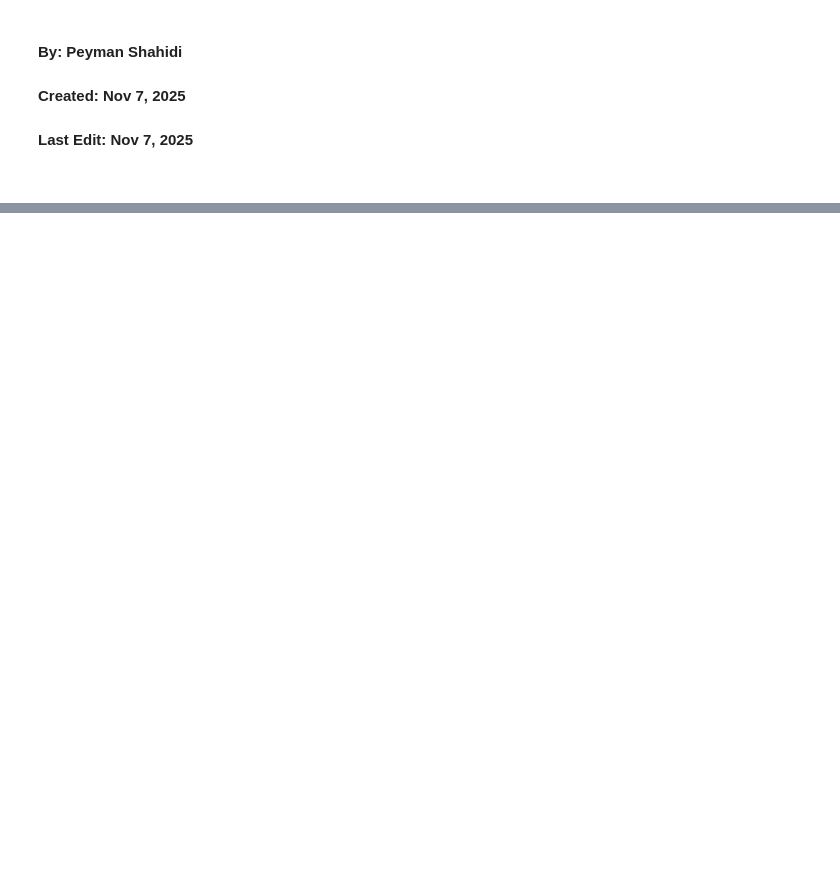
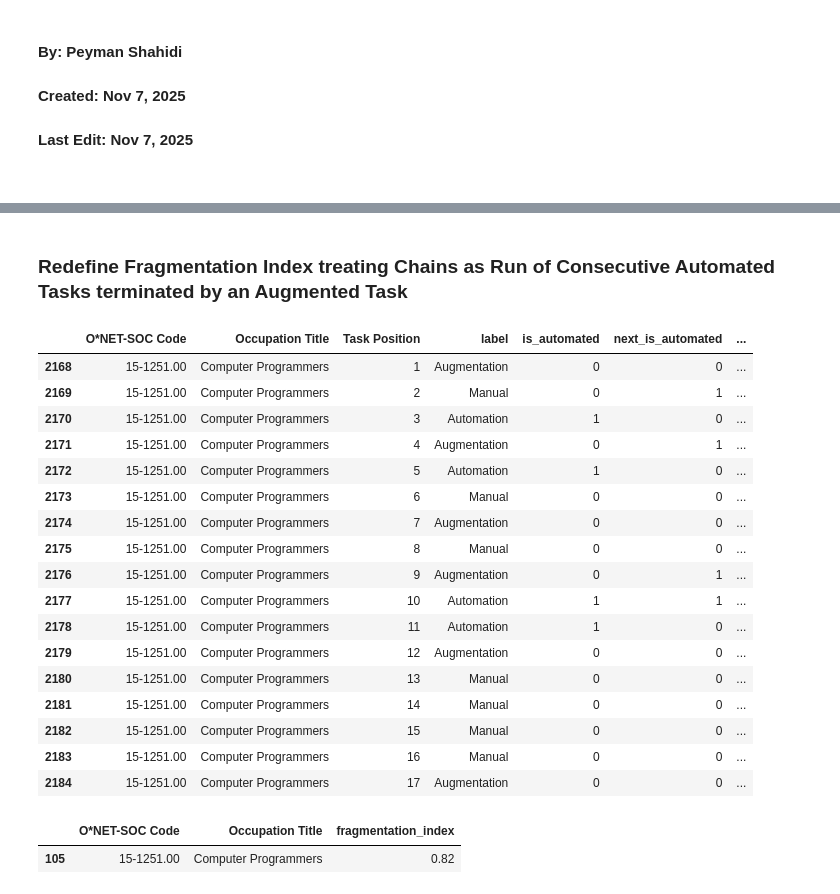
Before and after one commit to johnjosephhorton/rubin, a Jupyter notebook: agentic_ai/onet_antrhopicIndex_fragmentationIndex.ipynb, the cells around one changed output, grey strips where cells are left out. Saved outputs shown, nothing was run; the diff lists cells and outputs as text; code cells hidden in the pictures; blank space fills up the shorter version.

Commit message:
added fragmentation measure based on AI exposure

```diff
--- a/agentic_ai/onet_antrhopicIndex_fragmentationIndex.ipynb
+++ b/agentic_ai/onet_antrhopicIndex_fragmentationIndex.ipynb
@@ -240,0 +249,55 @@ human_E1_fraction    0.11 0.03   3.84 0.00    0.05     0.17
+# %% [markdown]
+### Redefine Fragmentation Index treating Chains as Run of Consecutive Automated Tasks terminated by an Augmented Task
+# %%
+# Calculate fragmentation index
+# For the sake of this exercise we define AI chains as a number of Automated tasks terminated by an Augmented Task
+
+# Get occupation data
+occupation_analysis = create_occupation_analysis(merged_data, 'O*NET-SOC Code', 'Occupation Title')
+
+# Create is_automated column
+fi_df = merged_data.copy()
+fi_df['is_automated'] = fi_df['label'].isin(['Automation']).astype(int)
+fi_df['is_augmented'] = fi_df['label'].isin(['Augmentation']).astype(int)
+
+
+# Create next_is_automated column within occupation groups
+fi_df['next_is_automated'] = fi_df.groupby(['O*NET-SOC Code', 'Occupation Title'])['is_automated'].shift(-1).fillna(0).astype(int)
+fi_df['next_is_augmented'] = fi_df.groupby(['O*NET-SOC Code', 'Occupation Title'])['is_augmented'].shift(-1).fillna(0).astype(int)
+
+# Calculate FI using incremental counter: only if current task and next task is AI do not increment FI
+fi_df['fi_counter'] = 1
+fi_df.loc[(fi_df['is_automated'] == 1) & ((fi_df['next_is_automated'] == 1) | (fi_df['next_is_augmented'] == 1)), 'fi_counter'] = 0
+
+# Display fragmentation index for computer programmers
+display(fi_df[['O*NET-SOC Code', 'Occupation Title', 'Task Position', 'label',
+               'is_automated', 'next_is_automated', 'next_is_augmented', 'fi_counter']][fi_df['O*NET-SOC Code']=='15-1251.00'])
+
+
+fi_df = fi_df.groupby(['O*NET-SOC Code', 'Occupation Title'])['fi_counter'].mean()
+fi_df = fi_df.reset_index().rename(columns={'fi_counter': 'fragmentation_index'})
+
+# Save fragmentation index data
+fi_df.to_csv(f"{output_data_path}/fragmentationIndex_modelDefinition.csv", index=False)
+fi_df[fi_df['O*NET-SOC Code']=='15-1251.00']
+# %% [output]
+|  | O*NET-SOC Code | Occupation Title | Task Position | label | is_automated | next_is_automated | ... |
+| 2168 | 15-1251.00 | Computer Programmers | 1 | Augmentation | 0 | 0 | ... |
+| 2169 | 15-1251.00 | Computer Programmers | 2 | Manual | 0 | 1 | ... |
+| 2170 | 15-1251.00 | Computer Programmers | 3 | Automation | 1 | 0 | ... |
+| 2171 | 15-1251.00 | Computer Programmers | 4 | Augmentation | 0 | 1 | ... |
+| 2172 | 15-1251.00 | Computer Programmers | 5 | Automation | 1 | 0 | ... |
+| 2173 | 15-1251.00 | Computer Programmers | 6 | Manual | 0 | 0 | ... |
+| 2174 | 15-1251.00 | Computer Programmers | 7 | Augmentation | 0 | 0 | ... |
+| 2175 | 15-1251.00 | Computer Programmers | 8 | Manual | 0 | 0 | ... |
+| 2176 | 15-1251.00 | Computer Programmers | 9 | Augmentation | 0 | 1 | ... |
+| 2177 | 15-1251.00 | Computer Programmers | 10 | Automation | 1 | 1 | ... |
+| 2178 | 15-1251.00 | Computer Programmers | 11 | Automation | 1 | 0 | ... |
+| 2179 | 15-1251.00 | Computer Programmers | 12 | Augmentation | 0 | 0 | ... |
+| 2180 | 15-1251.00 | Computer Programmers | 13 | Manual | 0 | 0 | ... |
+| 2181 | 15-1251.00 | Computer Programmers | 14 | Manual | 0 | 0 | ... |
+| 2182 | 15-1251.00 | Computer Programmers | 15 | Manual | 0 | 0 | ... |
+| 2183 | 15-1251.00 | Computer Programmers | 16 | Manual | 0 | 0 | ... |
+| 2184 | 15-1251.00 | Computer Programmers | 17 | Augmentation | 0 | 0 | ... |
+|  | O*NET-SOC Code | Occupation Title | fragmentation_index |
+| 105 | 15-1251.00 | Computer Programmers | 0.82 |
```
Also changed, not shown: parts of 12 cells of this notebook.
